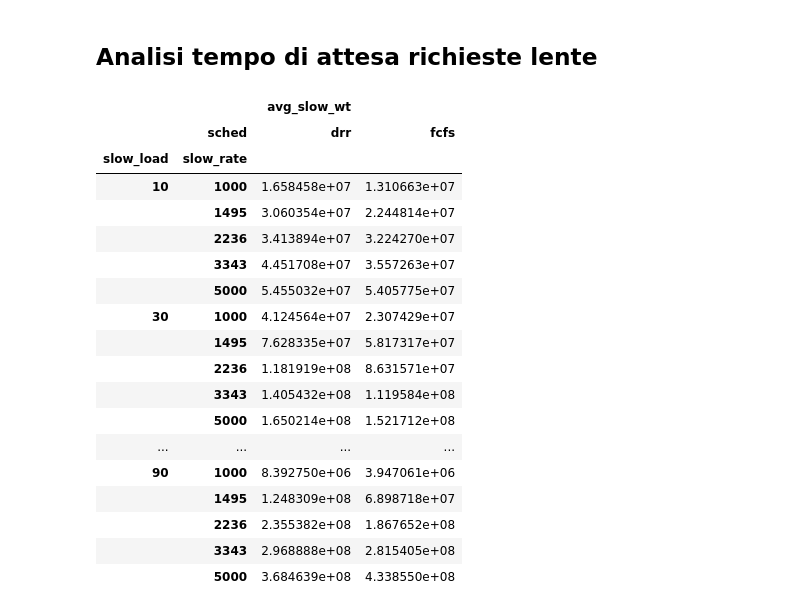
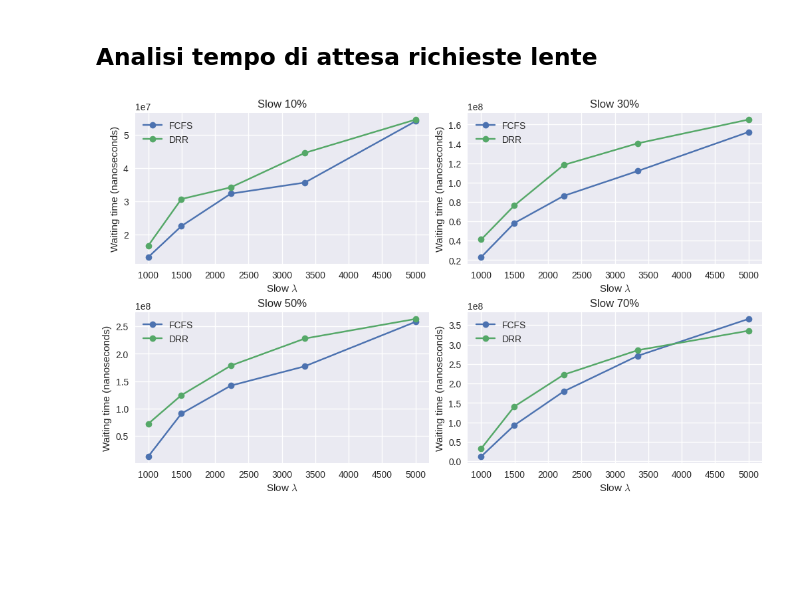
Before and after one commit to alarmfox/tesi, a Jupyter notebook: results.ipynb, the cells around one changed output. Cells and saved outputs as stored; diff of their text form; code cells hidden in the pictures; blank space fills up the shorter version.

```diff
--- a/results.ipynb
+++ b/results.ipynb
@@ -16,25 +16,24 @@ df = pd.concat([df1, df2])
 # %% [markdown]
 ## Analisi tempo di attesa richieste lente
 # %%
+%matplotlib inline
 import matplotlib.pyplot as plt
-pd.pivot_table(df, columns=["sched"], index=["slow_load", "slow_rate"], values=["avg_slow_wt"])
+
+p = df.pivot_table(columns="sched", index=["slow_load", "slow_rate"], values="avg_slow_wt")
+
+offset = 5
+
+plt.style.use("seaborn")
+
+fig, axs = plt.subplots(ncols=2, nrows=2, figsize=(10,6), constrained_layout=True)
+
+for (ax, i) in zip(axs.flat, range(0, len(p.index.get_level_values(1)), 5)):
+    percent = p.index.get_level_values(0)[i:i+offset][0]
+    ax.set_title(f'Slow {percent}%')
+    ax.plot(p.index.get_level_values(1)[i:i+offset], p["fcfs"][i:i+offset], label="FCFS", marker="o")
+    ax.plot(p.index.get_level_values(1)[i:i+offset], p["drr"][i:i+offset], label="DRR", marker="o")
+    ax.set_xlabel(r"Slow $\lambda$")
+    ax.set_ylabel(r"Waiting time (nanoseconds)")
+    ax.legend()
 # %% [output]
-|  |  | avg_slow_wt |  |
-|  | sched | drr | fcfs |
-| slow_load | slow_rate |  |  |
-| 10 | 1000 | 1.658458e+07 | 1.310663e+07 |
-|  | 1495 | 3.060354e+07 | 2.244814e+07 |
-|  | 2236 | 3.413894e+07 | 3.224270e+07 |
-|  | 3343 | 4.451708e+07 | 3.557263e+07 |
-|  | 5000 | 5.455032e+07 | 5.405775e+07 |
-| 30 | 1000 | 4.124564e+07 | 2.307429e+07 |
-|  | 1495 | 7.628335e+07 | 5.817317e+07 |
-|  | 2236 | 1.181919e+08 | 8.631571e+07 |
-|  | 3343 | 1.405432e+08 | 1.119584e+08 |
-|  | 5000 | 1.650214e+08 | 1.521712e+08 |
-| ... | ... | ... | ... |
-| 90 | 1000 | 8.392750e+06 | 3.947061e+06 |
-|  | 1495 | 1.248309e+08 | 6.898718e+07 |
-|  | 2236 | 2.355382e+08 | 1.867652e+08 |
-|  | 3343 | 2.968888e+08 | 2.815405e+08 |
-|  | 5000 | 3.684639e+08 | 4.338550e+08 |
+[figure, added]
```
